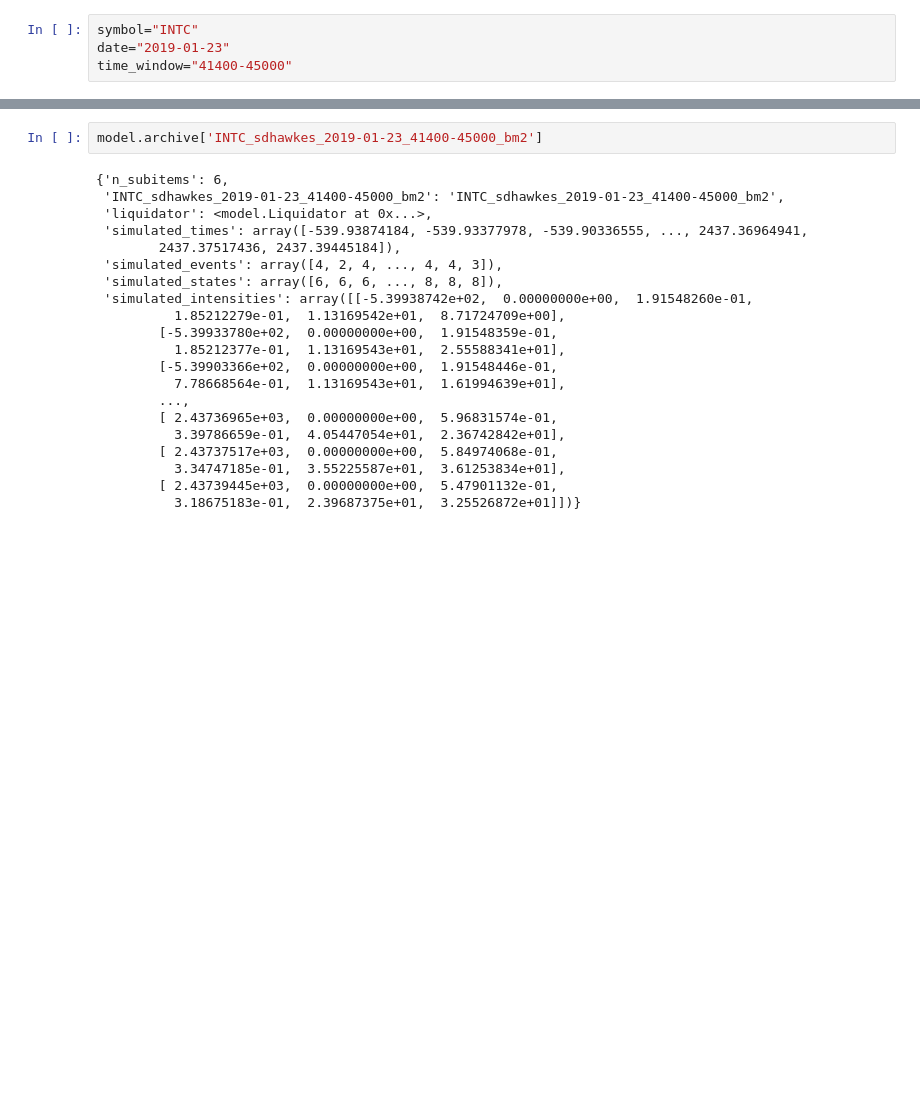
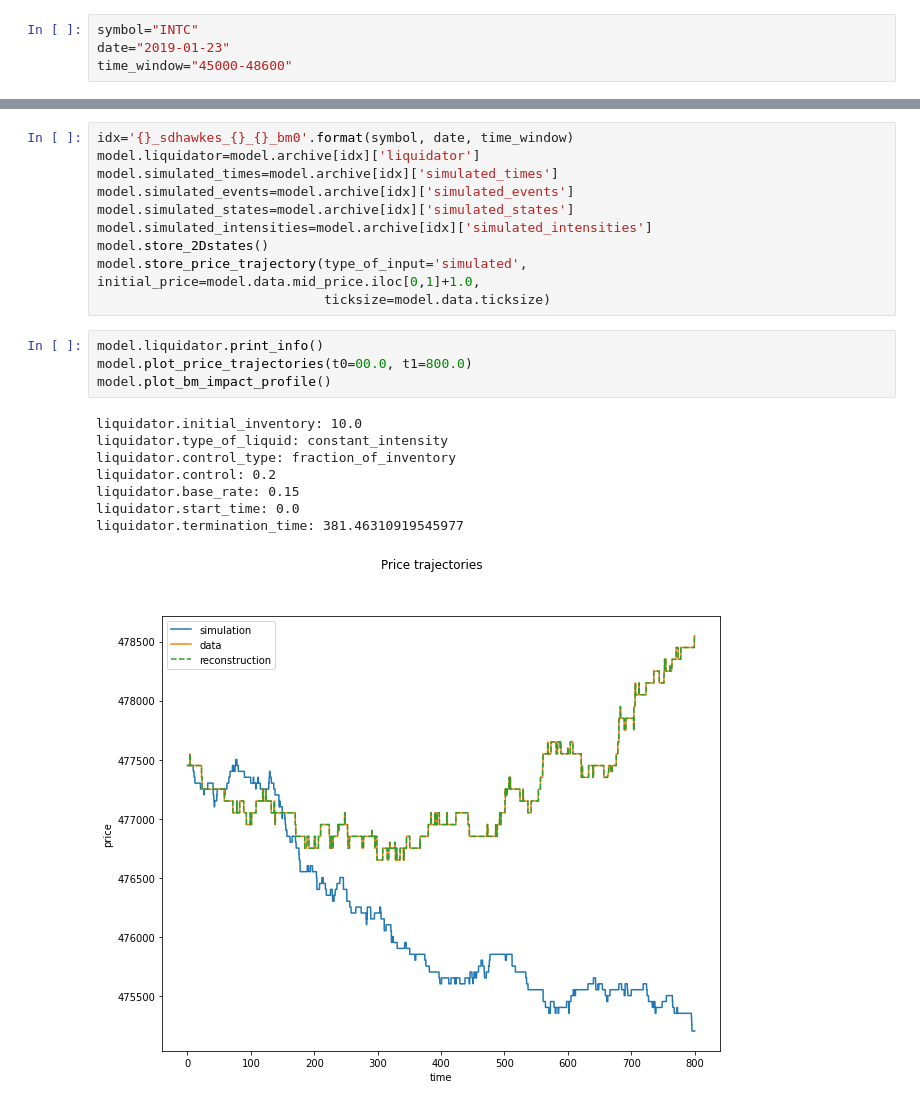
Before and after one commit to claudio-ICL/pipest, a Jupyter notebook: pipest/impact/models/explore_models.ipynb, the cells around one changed output, grey strips where cells are left out. Saved outputs shown, nothing was run; the diff lists cells and outputs as text; blank space fills up the shorter version.

```diff
--- a/pipest/impact/models/explore_models.ipynb
+++ b/pipest/impact/models/explore_models.ipynb
@@ -31,7 +35,7 @@ import matplotlib.pyplot as plt
 # %%
 symbol="INTC"
 date="2019-01-23"
-time_window="41400-45000"
+time_window="45000-48600"
 # %%
 with open(path_impact+"/models/{}/{}_{}_{}/{}_sdhawkes_{}_{}"
           .format(symbol, symbol, date, time_window, symbol, date, time_window), 'rb') as source:
@@ -61,23 +68,23 @@ INTC_sdhawkes_2019-01-23_41400-45000_bm1
-# %%
-model.archive['INTC_sdhawkes_2019-01-23_41400-45000_bm2']
-# %% [output]
-{'n_subitems': 6,
- 'INTC_sdhawkes_2019-01-23_41400-45000_bm2': 'INTC_sdhawkes_2019-01-23_41400-45000_bm2',
- 'liquidator': <model.Liquidator at 0x...>,
- 'simulated_times': array([-539.93874184, -539.93377978, -539.90336555, ..., 2437.36964941,
-        2437.37517436, 2437.39445184]),
- 'simulated_events': array([4, 2, 4, ..., 4, 4, 3]),
- 'simulated_states': array([6, 6, 6, ..., 8, 8, 8]),
- 'simulated_intensities': array([[-5.39938742e+02,  0.00000000e+00,  1.91548260e-01,
-          1.85212279e-01,  1.13169542e+01,  8.71724709e+00],
-        [-5.39933780e+02,  0.00000000e+00,  1.91548359e-01,
-          1.85212377e-01,  1.13169543e+01,  2.55588341e+01],
-        [-5.39903366e+02,  0.00000000e+00,  1.91548446e-01,
-          7.78668564e-01,  1.13169543e+01,  1.61994639e+01],
-        ...,
-        [ 2.43736965e+03,  0.00000000e+00,  5.96831574e-01,
-          3.39786659e-01,  4.05447054e+01,  2.36742842e+01],
-        [ 2.43737517e+03,  0.00000000e+00,  5.84974068e-01,
-          3.34747185e-01,  3.55225587e+01,  3.61253834e+01],
-        [ 2.43739445e+03,  0.00000000e+00,  5.47901132e-01,
-          3.18675183e-01,  2.39687375e+01,  3.25526872e+01]])}
+# %%
+idx='{}_sdhawkes_{}_{}_bm0'.format(symbol, date, time_window)
+model.liquidator=model.archive[idx]['liquidator']
+model.simulated_times=model.archive[idx]['simulated_times']
+model.simulated_events=model.archive[idx]['simulated_events']
+model.simulated_states=model.archive[idx]['simulated_states']
+model.simulated_intensities=model.archive[idx]['simulated_intensities']
+model.store_2Dstates()
+model.store_price_trajectory(type_of_input='simulated', initial_price=model.data.mid_price.iloc[0,1]+1.0,
+                             ticksize=model.data.ticksize)
+# %%
+model.liquidator.print_info()
+model.plot_price_trajectories(t0=00.0, t1=800.0)
+model.plot_bm_impact_profile()
+# %% [output]
+liquidator.initial_inventory: 10.0
+liquidator.type_of_liquid: constant_intensity
+liquidator.control_type: fraction_of_inventory
+liquidator.control: 0.2
+liquidator.base_rate: 0.15
+liquidator.start_time: 0.0
+liquidator.termination_time: 381.46310919545977
+[figure, added]
```
Also changed, not shown: parts of 25 cells of this notebook, 8 other files.
